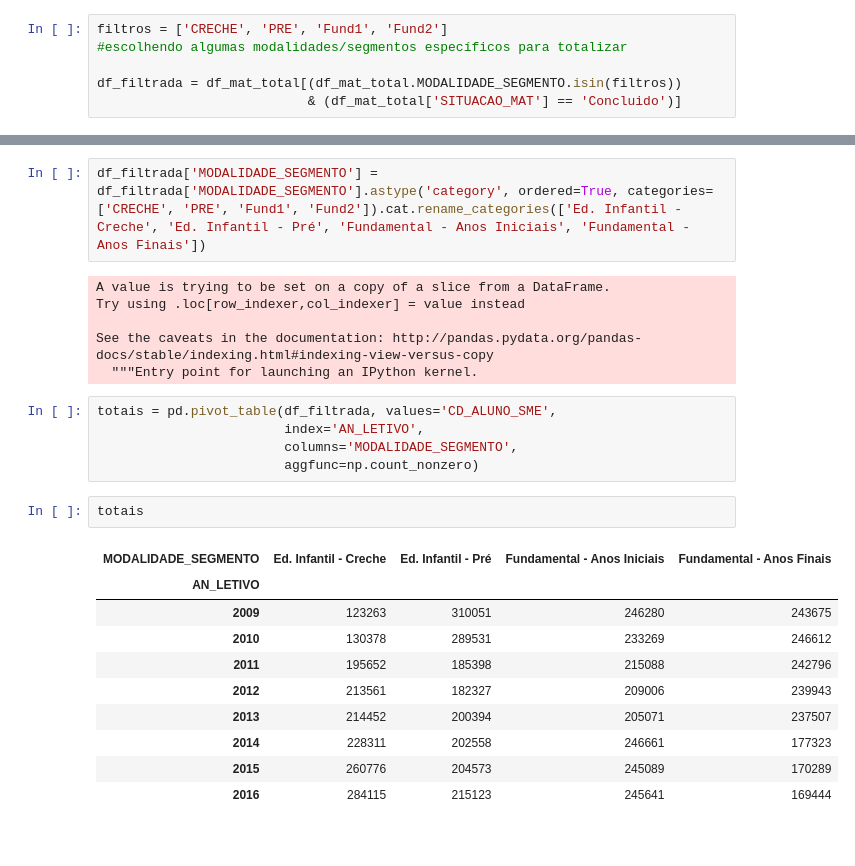
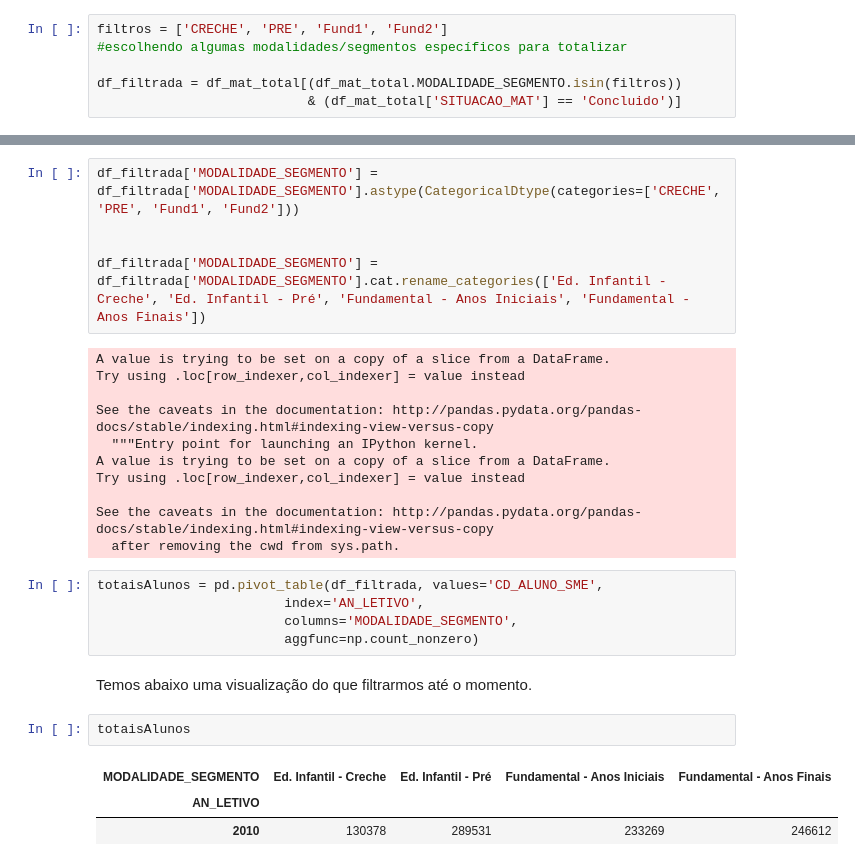
Before and after one commit to prefeiturasp/dados-educacao, a Jupyter notebook: Tutorial - Série Histórica - Totais/Serie_historica_Totais.ipynb, the cells around one changed output, grey strips where cells are left out. Saved outputs shown, nothing was run; the diff lists cells and outputs as text.

Commit message:
Update Totais
Adicionando explicações e funcionalidades

```diff
--- a/Tutorial - Série Histórica - Totais/Serie_historica_Totais.ipynb
+++ b/Tutorial - Série Histórica - Totais/Serie_historica_Totais.ipynb
@@ -56,26 +71,29 @@ df_filtrada.shape
 # %%
-df_filtrada['MODALIDADE_SEGMENTO'] = df_filtrada['MODALIDADE_SEGMENTO'].astype('category', ordered=True, categories=['CRECHE', 'PRE', 'Fund1', 'Fund2']).cat.rename_categories(['Ed. Infantil - Creche', 'Ed. Infantil - Pré', 'Fundamental - Anos Iniciais', 'Fundamental - Anos Finais'])
+df_filtrada['MODALIDADE_SEGMENTO'] = df_filtrada['MODALIDADE_SEGMENTO'].astype(CategoricalDtype(categories=['CRECHE', 'PRE', 'Fund1', 'Fund2']))
+
+
+df_filtrada['MODALIDADE_SEGMENTO'] = df_filtrada['MODALIDADE_SEGMENTO'].cat.rename_categories(['Ed. Infantil - Creche', 'Ed. Infantil - Pré', 'Fundamental - Anos Iniciais', 'Fundamental - Anos Finais'])
 # %% [output]
 A value is trying to be set on a copy of a slice from a DataFrame.
 Try using .loc[row_indexer,col_indexer] = value instead
 
 See the caveats in the documentation: http://pandas.pydata.org/pandas-docs/stable/indexing.html#indexing-view-versus-copy
   """Entry point for launching an IPython kernel.
+A value is trying to be set on a copy of a slice from a DataFrame.
+Try using .loc[row_indexer,col_indexer] = value instead
+
+See the caveats in the documentation: http://pandas.pydata.org/pandas-docs/stable/indexing.html#indexing-view-versus-copy
+  after removing the cwd from sys.path.
 # %%
-totais = pd.pivot_table(df_filtrada, values='CD_ALUNO_SME',
+totaisAlunos = pd.pivot_table(df_filtrada, values='CD_ALUNO_SME',
                         index='AN_LETIVO',
                         columns='MODALIDADE_SEGMENTO',
                         aggfunc=np.count_nonzero)
-# %%
-totais
-# %% [output]
-| MODALIDADE_SEGMENTO | Ed. Infantil - Creche | Ed. Infantil - Pré | Fundamental - Anos Iniciais | Fundamental - Anos Finais |
-| AN_LETIVO |  |  |  |  |
-| 2009 | 123263 | 310051 | 246280 | 243675 |
-| 2010 | 130378 | 289531 | 233269 | 246612 |
-| 2011 | 195652 | 185398 | 215088 | 242796 |
-| 2012 | 213561 | 182327 | 209006 | 239943 |
-| 2013 | 214452 | 200394 | 205071 | 237507 |
-| 2014 | 228311 | 202558 | 246661 | 177323 |
-| 2015 | 260776 | 204573 | 245089 | 170289 |
-| 2016 | 284115 | 215123 | 245641 | 169444 |
+# %% [markdown]
+Temos abaixo uma visualização do que filtrarmos até o momento.
+# %%
+totaisAlunos
+# %% [output]
+| MODALIDADE_SEGMENTO | Ed. Infantil - Creche | Ed. Infantil - Pré | Fundamental - Anos Iniciais | Fundamental - Anos Finais |
+| AN_LETIVO |  |  |  |  |
+| 2010 | 130378 | 289531 | 233269 | 246612 |
```
Also changed, not shown: parts of 14 cells of this notebook.
